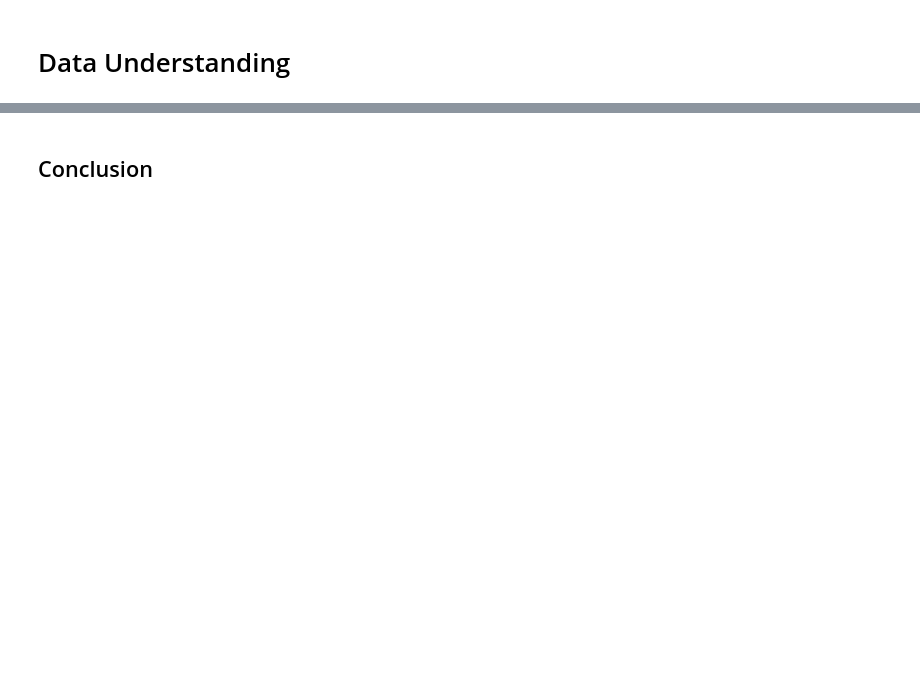
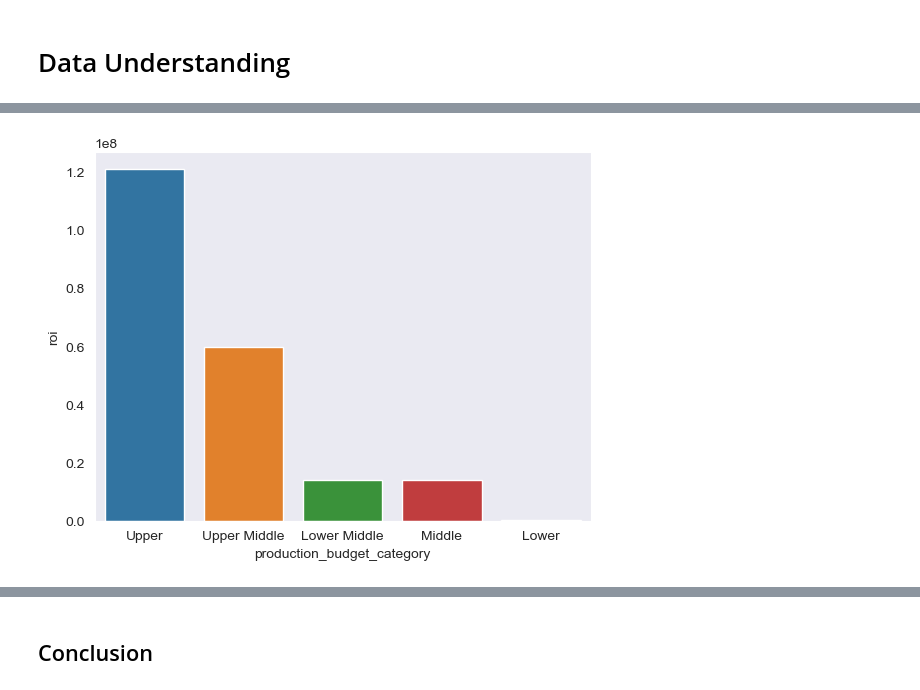
Before and after one commit to JesseMooreDS/dsc-phase-2-project-v3, a Jupyter notebook: exploratory.ipynb, the cells around one changed output, grey strips where cells are left out. Drawn from its saved outputs; the diff is of its cells as text; code cells hidden in the pictures; blank space fills up the shorter version.

```diff
--- a/exploratory.ipynb
+++ b/exploratory.ipynb
@@ -647,0 +293,16 @@ The analysis of monthly performance trends shows that June, November, and April
+# %%
+#Creating our function that will help us create a 'production_budget_category' variable.
+#Note that we will assign our categories using our quantiles to allow us to re-use this function should our dataset change,
+#for example.
+
+def categorize_budget(budget, quantile_list):
+    if budget <= int(quantile_list[1]):
+        return 'Lower'
+    elif budget > quantile_list[1] and budget <= quantile_list[2]:
+        return 'Lower Middle'
+    elif budget > quantile_list[2] and budget <= quantile_list[3]:
+        return 'Middle'
+    elif budget > quantile_list[3] and budget <= quantile_list[4]:
+        return 'Upper Middle'
+    elif budget < quantile_list[5]:
+        return 'Upper'
@@ -647,0 +327,2 @@ The analysis of monthly performance trends shows that June, November, and April
+# %%
+animation_df = joined_df2_exploded[joined_df2_exploded['genres'] == 'Animation']
@@ -647,0 +341,2 @@ The analysis of monthly performance trends shows that June, November, and April
+# %%
+animation_df['production_budget_category'] = animation_df['production_budget'].apply(lambda x: categorize_budget(x, quantiles))
@@ -647,0 +349,9 @@ The analysis of monthly performance trends shows that June, November, and April
+# %%
+animation_by_budget_df = animation_df.groupby(['production_budget_category'])[(['roi'])].median().reset_index().sort_values(by='roi', ascending=False)
+# %%
+sns.barplot(data=animation_by_budget_df,
+            x='production_budget_category',
+            y='roi',
+            hue='production_budget_category');
+# %% [output]
+[figure, added]
```
Also changed, not shown: parts of 147 cells of this notebook, 2 other files.
